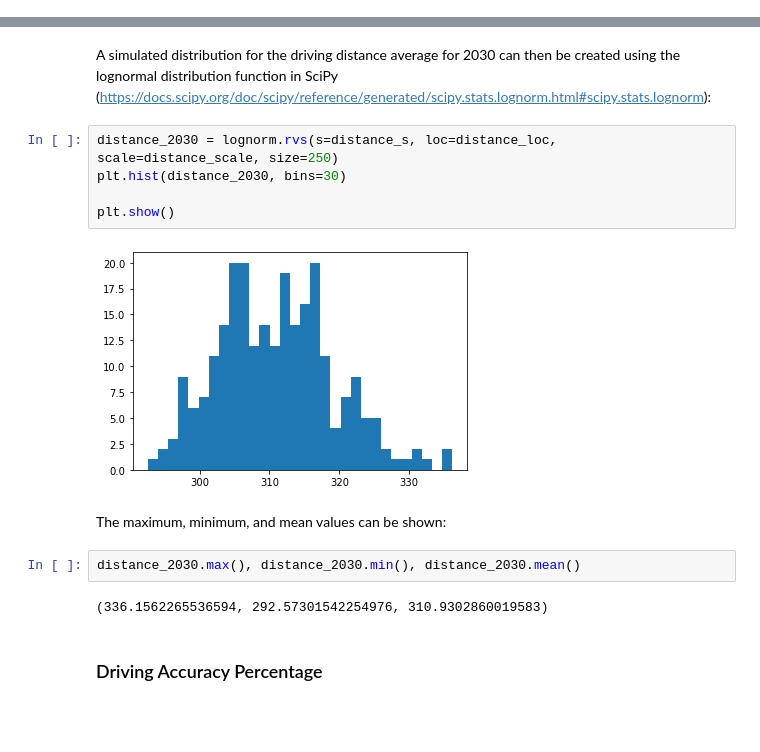
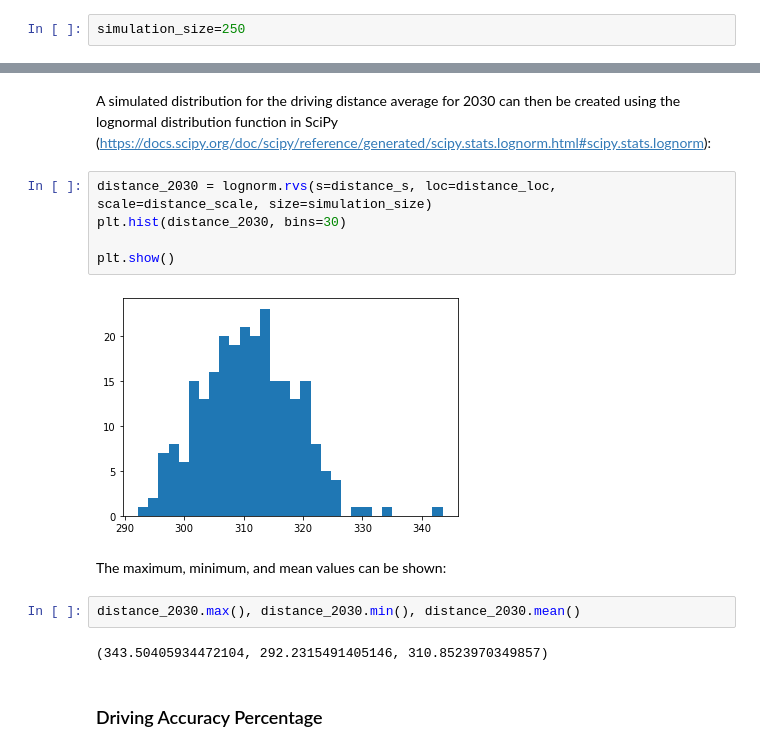
Before and after one commit to AndyWalker81/ProgrammingForDataAnalysis_Project, a Jupyter notebook: Programming_Project.ipynb, the cells around one changed output, grey strips where cells are left out. Cells and saved outputs as stored; diff of their text form; blank space fills up the shorter version.

Commit message:
Small update on sample size and discussion of 2030 data

````diff
--- a/Programming_Project.ipynb
+++ b/Programming_Project.ipynb
@@ -544,6 +544,8 @@ The estimated value for each variable for 2030 is:
 ## 7. Simulate Distribution for Each Variable using 2030 Estimated Values
 # %% [markdown]
 The next step in the project is to simulate the distribution for each variable using the 2030 estimated values. There are various ways to do this in Python, such as using the Numpy package. For this project, it was decided to use the SciPy package. SciPy provides algorithms for algebraic equations, differential equations, statistics and many other classes of problems (https://scipy.org/). In particular, the ```scipy.stats``` module will be used which contains a large number of probability distributions, statistical tests, kernel density estimation and more (https://docs.scipy.org/doc/scipy/reference/stats.html).
+# %%
+simulation_size=250
 # %% [markdown]
 ### Driving Distance Average
 # %% [markdown]
@@ -565,18 +567,18 @@ distance_scale=72.26386699032992
 # %% [markdown]
 A simulated distribution for the driving distance average for 2030 can then be created using the lognormal distribution function in SciPy (https://docs.scipy.org/doc/scipy/reference/generated/scipy.stats.lognorm.html#scipy.stats.lognorm):
 # %%
-distance_2030 = lognorm.rvs(s=distance_s, loc=distance_loc, scale=distance_scale, size=250)
+distance_2030 = lognorm.rvs(s=distance_s, loc=distance_loc, scale=distance_scale, size=simulation_size)
 plt.hist(distance_2030, bins=30)
 
 plt.show()
 # %% [output]
-[figure, old version]
+[figure, new version]
 # %% [markdown]
 The maximum, minimum, and mean values can be shown:
 # %%
 distance_2030.max(), distance_2030.min(), distance_2030.mean()
 # %% [output]
-(336.1562265536594, 292.57301542254976, 310.9302860019583)
+(343.50405934472104, 292.2315491405146, 310.8523970349857)
 # %% [markdown]
 ### Driving Accuracy Percentage
 # %% [markdown]
````
Also changed, not shown: parts of 15 cells of this notebook.
